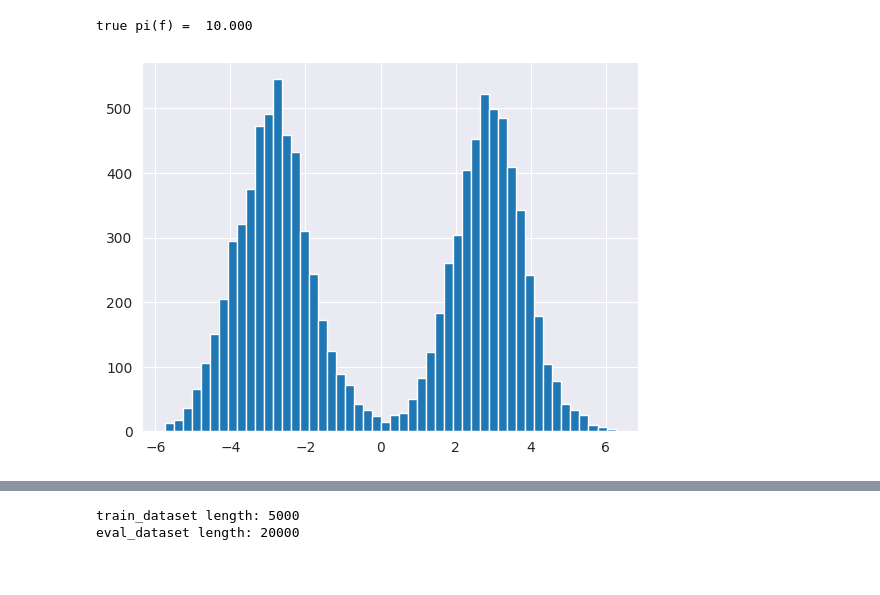
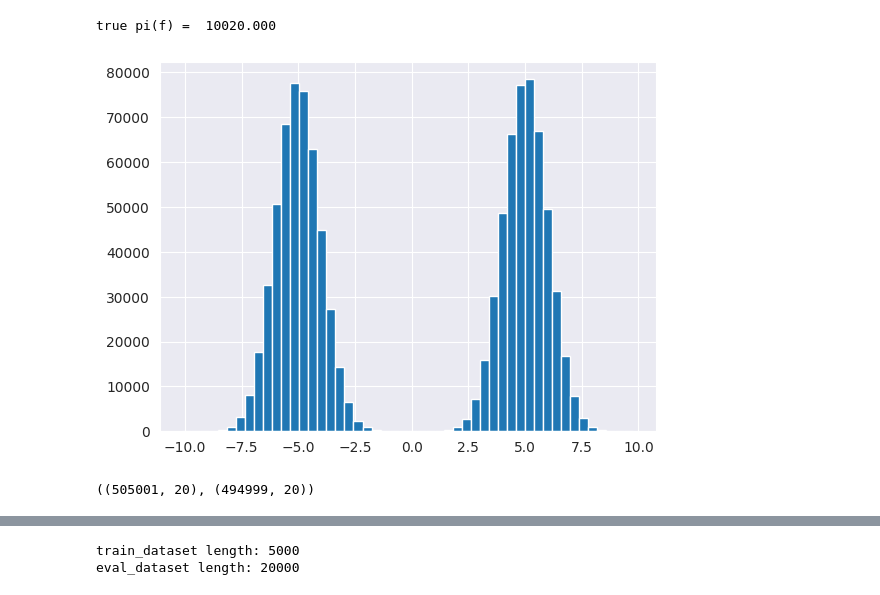
Before and after one commit to kkorolev1/mcmc-control-variates, a Jupyter notebook: diffcv.ipynb, the cells around one changed output, grey strips where cells are left out. Drawn from its saved outputs; the diff is of its cells as text; code cells hidden in the pictures.

```diff
--- a/diffcv.ipynb
+++ b/diffcv.ipynb
@@ -39,13 +39,13 @@ from diffcv.mcmc.estimator import Estimator
 
 sns.set_style("darkgrid")
 # %%
-DIST_DIM = 1 # Dimension of a Gaussian
+DIST_DIM = 20 # Dimension of a Gaussian
 
 SAMPLER_N_SAMPLES = 1000 # Number of samples in one chain
 SAMPLER_N_BURNIN = 1000 # Number of samples to ignore in one chain
 
-N_CHAINS = 10 # Number of parallel chains for MCMC estimates
-MCMC_N_ESTIMATES = 100 # Number of MCMC estimates to calculate CI
+N_CHAINS = 5 # Number of parallel chains for MCMC estimates
+MCMC_N_ESTIMATES = 1000 # Number of MCMC estimates to calculate CI
 
 BATCH_SIZE = 256 # Batch size for CV training
 TRAIN_SIZE = 5 * SAMPLER_N_SAMPLES
@@ -53,36 +53,40 @@ EVAL_SIZE = 20 * SAMPLER_N_SAMPLES
 # %%
 rng = jax.random.PRNGKey(50)
 
-a = 3
+a = 5
 dist = GaussianMixture(
     means=jnp.stack([-a * jnp.ones((DIST_DIM), dtype=float), a * jnp.ones((DIST_DIM), dtype=float)], axis=0),
     covs=jnp.stack([jnp.ones((DIST_DIM), dtype=float), jnp.ones((DIST_DIM), dtype=float)], axis=0)
 )
 #dist = D.MultivariateNormal(loc=10 * jnp.ones((DIST_DIM), dtype=float), covariance_matrix=jnp.eye((DIST_DIM), dtype=float))
 log_prob = jax.jit(dist.log_prob)
 grad_log_prob = jax.jit(jax.grad(dist.log_prob))
 
 fn = jax.jit(lambda x: (x ** 2).sum(axis=-1))
 true_pi = (dist.mean ** 2).sum() + dist.variance.sum()
 
 print(f"true pi(f) = {true_pi: .3f}")
 
 sampler = MALASampler(
     log_prob=log_prob,
     dim=DIST_DIM,
     n_samples=SAMPLER_N_SAMPLES,
-    gamma=7e-2,
+    gamma=8e-2,
     burnin_steps=SAMPLER_N_BURNIN,
-    init_std=3.0
+    init_std=30.0
 )
 rng, key = jax.random.split(rng)
-samples = sampler(key, n_chains=N_CHAINS).reshape(-1, DIST_DIM)
+samples = sampler(key, n_chains=1000).reshape(-1, DIST_DIM)
 
 plt.hist(samples[:, 0], bins=50)
 plt.show()
 # %% [output]
-true pi(f) =  10.000
+true pi(f) =  10020.000
-[figure, old version]
+[figure, new version]
+# %%
+samples[samples[:, 0] > 0].shape, samples[samples[:, 0] < 0].shape
+# %% [output]
+((505001, 20), (494999, 20))
 # %%
 class ModelWithConstant(eqx.Module):
     model: eqx.Module
```
Also changed, not shown: parts of 12 cells of this notebook.
